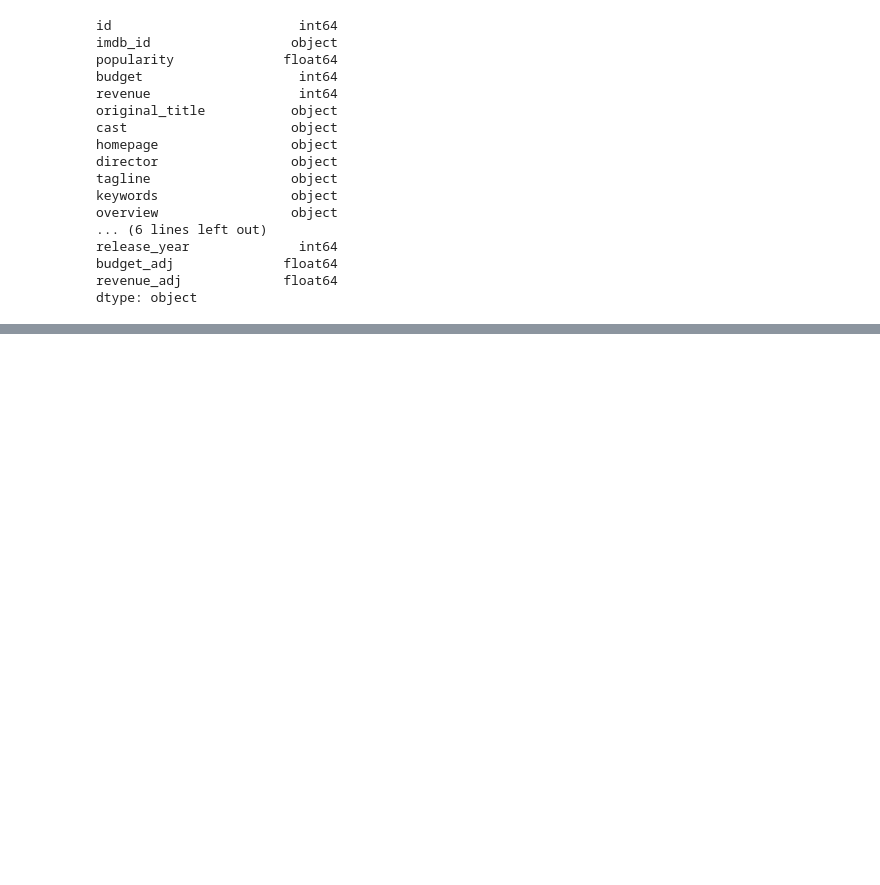
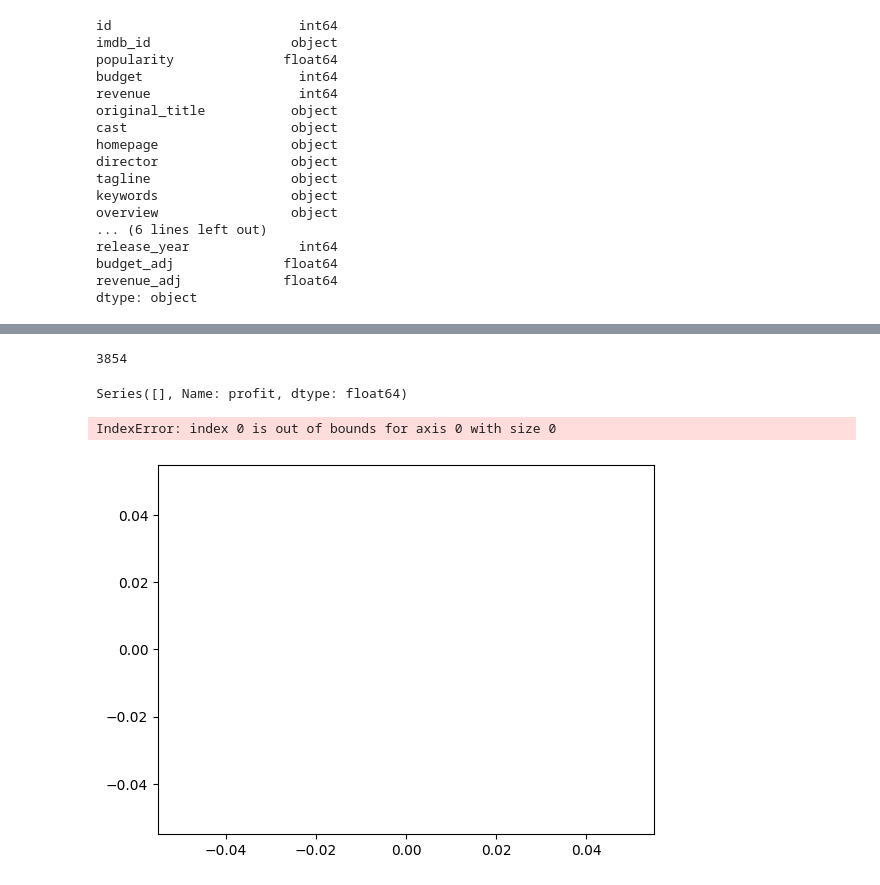
Before and after one commit to Jawid-Arabzada/tmdb_movies_analysis, a Jupyter notebook: tmdb_movie_analysis.ipynb, the cells around one changed output, grey strips where cells are left out. Drawn from its saved outputs; the diff is of its cells as text; code cells hidden in the pictures; blank space fills up the shorter version.

```diff
--- a/tmdb_movie_analysis.ipynb
+++ b/tmdb_movie_analysis.ipynb
@@ -108,0 +286,3 @@ df.describe(include=['int64', 'float64'])
+# %%
+#calculating the profit
+df_finance['profit'] = df_finance['revenue_adj'] - df_finance['budget']
@@ -108,0 +313,29 @@ df.describe(include=['int64', 'float64'])
+# %%
+df_finance['genres'] = df_finance['genres'].apply(
+    lambda x: x.split('|') if isinstance(x, str) else x
+)
+# %%
+df_finance['profit'].isna().sum()
+len(df_finance)
+# %% [output]
+3854
+# %%
+df_finance['budget'] = pd.to_numeric(df_finance['budget'], errors='coerce')
+# %%
+#find most profitalbe genre
+
+#what are top genres generating profits?
+genre_profit = df_finance.explode('genres')
+
+#find average profit
+top_genres = genre_profit.groupby('genres')['profit'].mean()
+top_genres
+# %% [output]
+Series([], Name: profit, dtype: float64)
+# %%
+top_genres.plot(kind="barh")
+
+title_lables("Top Genre","Popularity","Genres")
+# %% [output]
+IndexError: index 0 is out of bounds for axis 0 with size 0
+[figure, added]
```
Also changed, not shown: parts of 21 cells of this notebook.
